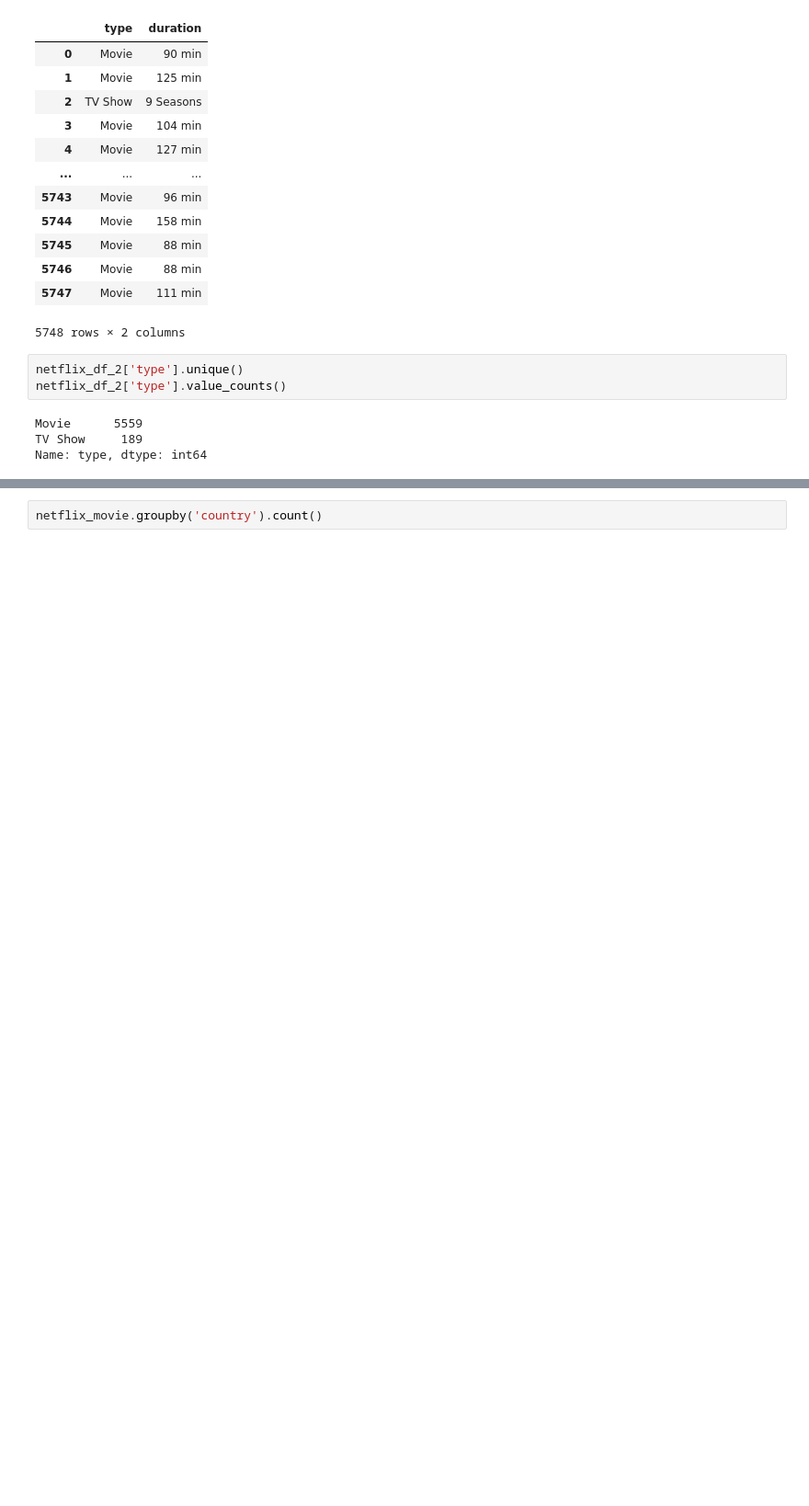
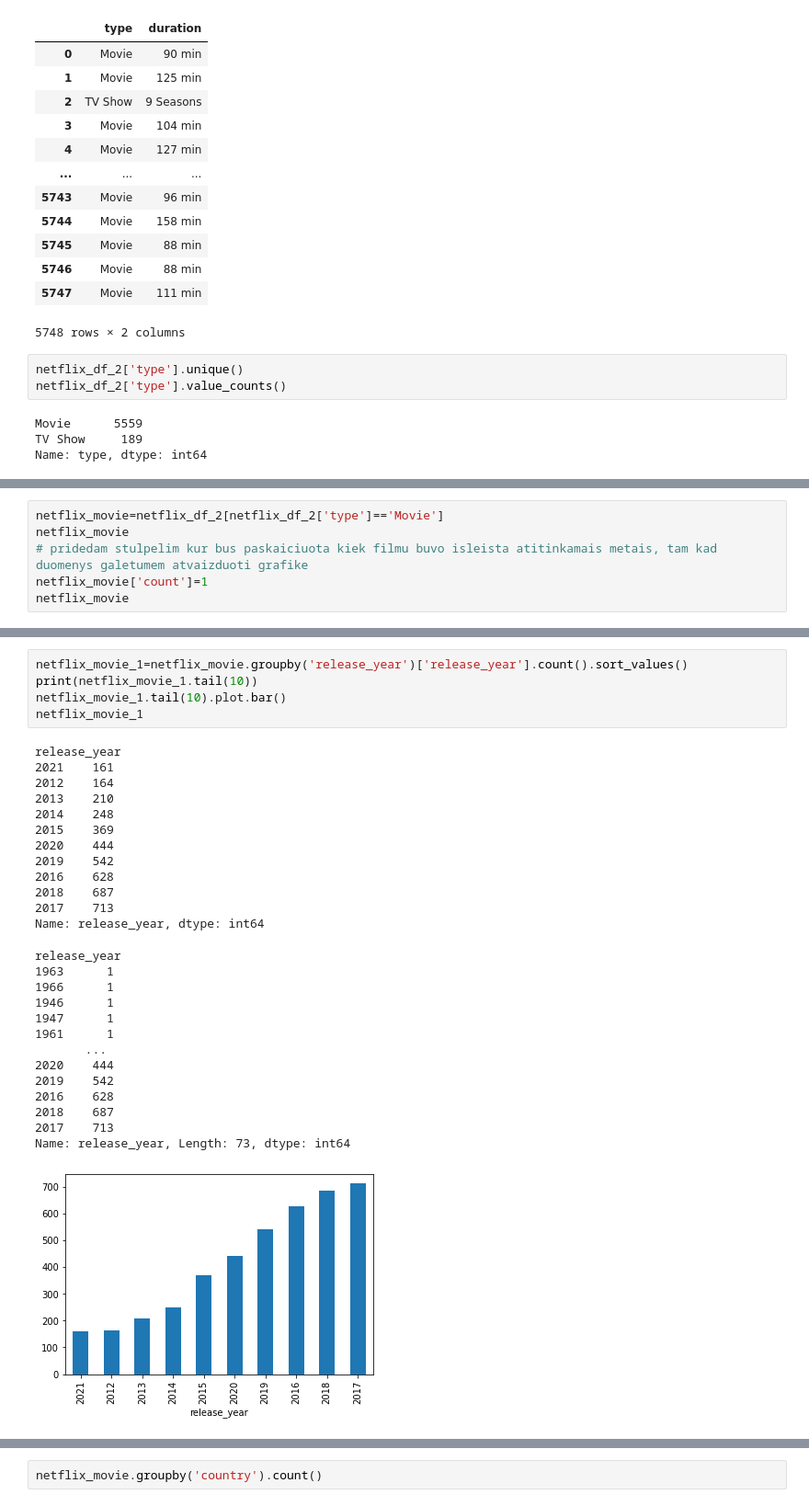
Before and after one commit to KarinaDav/Python-mokymai, a Jupyter notebook: baigiamasis_darbas.ipynb, the cells around one changed output, grey strips where cells are left out. Shown at 92% size. Saved outputs shown, nothing was run; the diff lists cells and outputs as text; blank space fills up the shorter version.

```diff
--- a/baigiamasis_darbas.ipynb
+++ b/baigiamasis_darbas.ipynb
@@ -173,0 +132,6 @@ TypeError: no numeric data to plot
+# %%
+netflix_movie=netflix_df_2[netflix_df_2['type']=='Movie']
+netflix_movie
+# pridedam stulpelim kur bus paskaiciuota kiek filmu buvo isleista atitinkamais metais, tam kad duomenys galetumem atvaizduoti grafike
+netflix_movie['count']=1
+netflix_movie
@@ -173,0 +176,32 @@ TypeError: no numeric data to plot
+# %%
+netflix_movie_1=netflix_movie.groupby('release_year')['release_year'].count().sort_values()
+print(netflix_movie_1.tail(10))
+netflix_movie_1.tail(10).plot.bar()
+netflix_movie_1
+# %% [output]
+release_year
+2021    161
+2012    164
+2013    210
+2014    248
+2015    369
+2020    444
+2019    542
+2016    628
+2018    687
+2017    713
+Name: release_year, dtype: int64
+release_year
+1963      1
+1966      1
+1946      1
+1947      1
+1961      1
+       ...
+2020    444
+2019    542
+2016    628
+2018    687
+2017    713
+Name: release_year, Length: 73, dtype: int64
+[figure, added]
```
Also changed, not shown: parts of 14 cells of this notebook.
